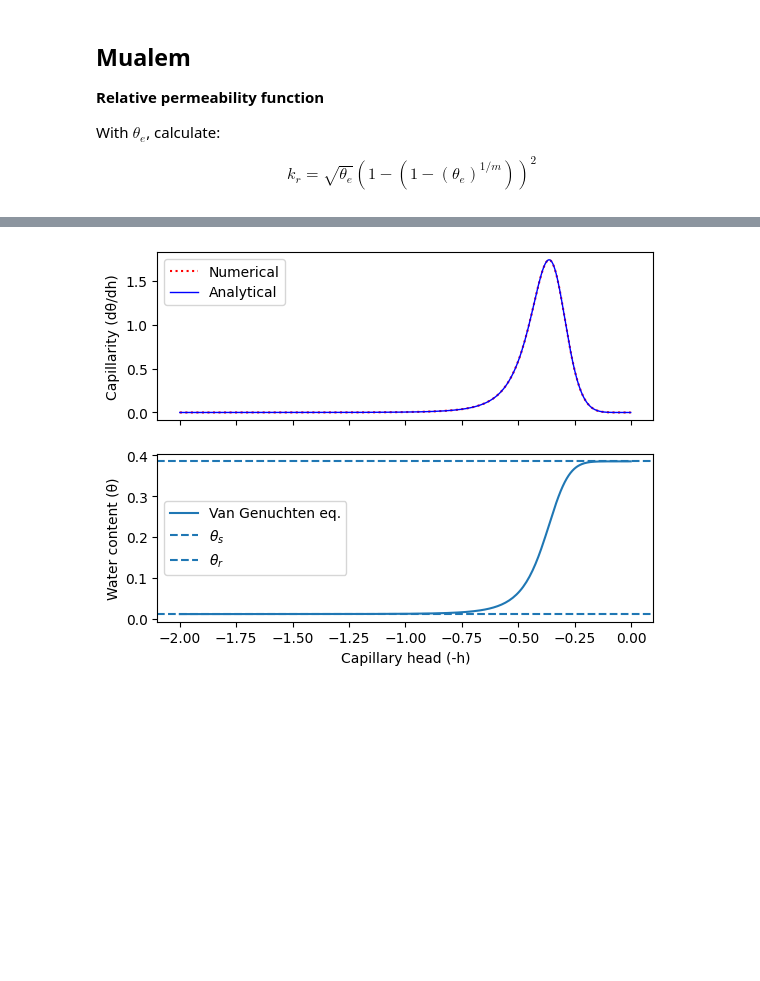
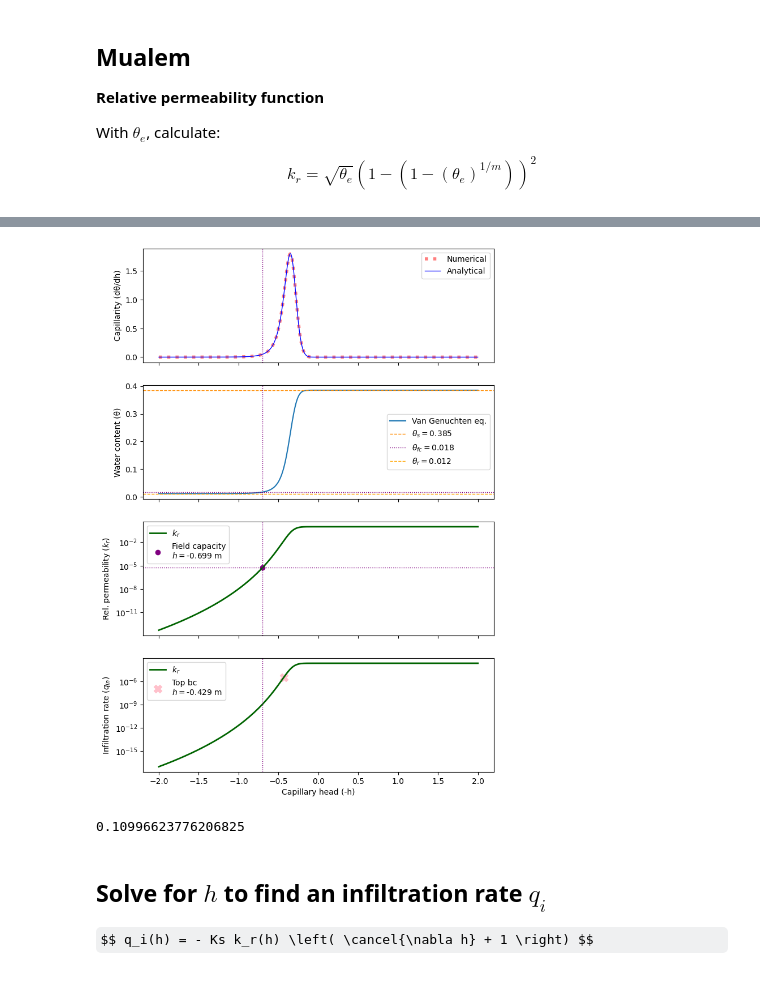
Before and after one commit to edsaac/ReactiveBiomass, a Jupyter notebook: experiments/Rosenzweig_2011.Flow/saturationCurve.ipynb, the cells around one changed output, grey strips where cells are left out. Cells and saved outputs as stored; diff of their text form; code cells hidden in the pictures; some formulas as TeX source; blank space fills up the shorter version.

```diff
--- a/experiments/Rosenzweig_2011.Flow/saturationCurve.ipynb
+++ b/experiments/Rosenzweig_2011.Flow/saturationCurve.ipynb
@@ -119,18 +80,54 @@ Ch = capillarity(h)
-# %%
-fig, axs = plt.subplots(2,1, sharex=True)
-ax = axs[1]
-ax.plot(h,θ, label="Van Genuchten eq.")
-ax.axhline(y=θs, ls='dashed', label=r"$\theta_s$")
-ax.axhline(y=θr, ls='dashed', label=r"$\theta_r$")
-ax.set_xlabel("Capillary head (-h)")
-ax.set_ylabel("Water content (θ)")
-ax.legend()
-
-ax = axs[0]
-ax.plot(h, np.gradient(θ,h), ls='dotted', c='red', label="Numerical")
-ax.plot(h, Ch, lw=1, c='blue', label="Analytical")
-ax.set_ylabel("Capillarity (dθ/dh)")
-ax.legend()
-plt.show()
-# %% [output]
-[figure, removed]
+# %%
+h_krfc = h[np.argmin(np.abs(kr-krfc))]
+θfc = waterSaturation(h_krfc)
+
+qin = Ks * kr
+h_qtarget = h[np.argmin(np.abs(qin - qtarget))]
+# %%
+fig, axs = plt.subplots(4,1, sharex=True, figsize=[8,12])
+ax = axs[0]
+ax.plot(h, np.gradient(θ,h), lw=4, ls='dotted', c='red', alpha=0.5, label="Numerical")
+ax.plot(h, Ch, lw=1, c='blue', label="Analytical")
+ax.set_ylabel("Capillarity (dθ/dh)")
+ax.legend()
+
+ax = axs[1]
+ax.plot(h,θ, label="Van Genuchten eq.")
+ax.axhline(y=θs, ls='dashed', lw=1, c='darkorange', label=fr"$\theta_s={θs}$")
+ax.axhline(y=θfc, label=rf"$\theta_{{fc}}=${θfc:.3f}", ls=":", lw=1, c="purple")
+ax.axhline(y=θr, ls='dashed', lw=1, c='orange', label=fr"$\theta_r={θr}$")
+ax.set_ylabel("Water content (θ)")
+ax.legend()
+
+ax = axs[2]
+ax.plot(h, kr, lw=2, c='darkgreen', label="$k_r$")
+ax.scatter([h_krfc],[krfc], label=f"Field capacity\n$h=${h_krfc:.3f} m", c="purple")
+ax.axhline(y=krfc, ls=":", lw=1, c="purple")
+ax.set_yscale('log')
+ax.set_ylabel("Rel. permeability ($k_r$)")
+ax.legend()
+
+ax = axs[3]
+ax.plot(h, qin, lw=2, c='darkgreen', label="$k_r$")
+ax.scatter([h_qtarget],[qtarget], label=f"Top bc\n$h=${h_qtarget:.3f} m", c="pink", marker="X", s=100)
+# ax.axhline(y=krfc, ls=":", lw=1, c="purple")
+ax.set_yscale('log')
+ax.set_ylabel("Infiltration rate ($q_{in}$)")
+ax.set_xlabel("Capillary head (-h)")
+ax.legend()
+
+
+for ax in axs:
+    ax.axvline(x=h_krfc, ls=":", lw=1, c="purple")
+
+plt.show()
+# %% [output]
+[figure, added]
+# %%
+waterSaturation(h_qtarget)
+# %% [output]
+0.10996623776206825
+# %% [markdown]
+## Solve for $h$ to find an infiltration rate $q_i$
+
+$$ q_i(h) = - Ks k_r(h) \left( \cancel{\nabla h} + 1 \right) $$
```
Also changed, not shown: parts of 7 cells of this notebook, 12 other files.
